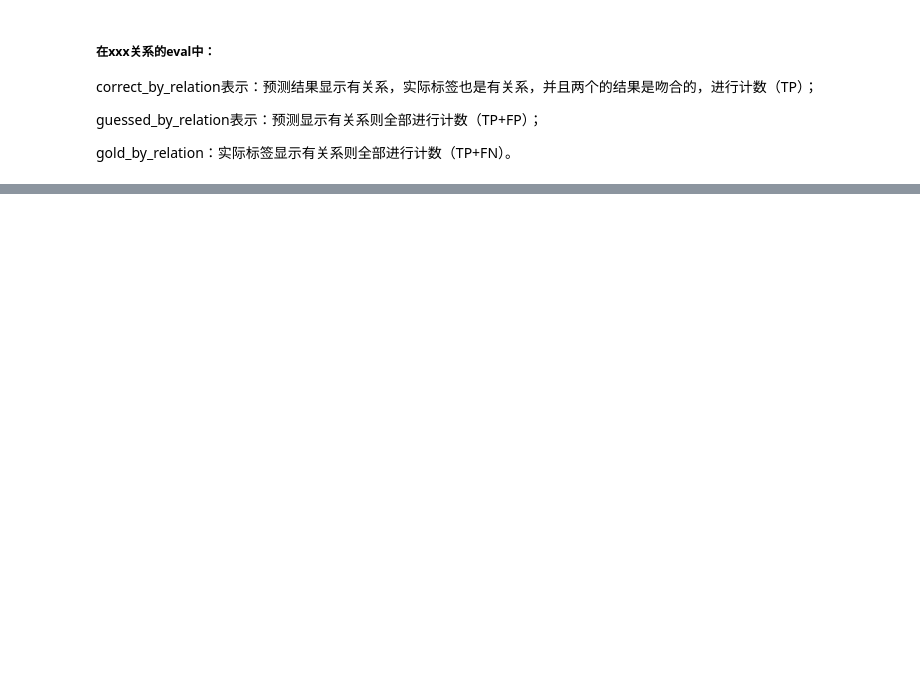
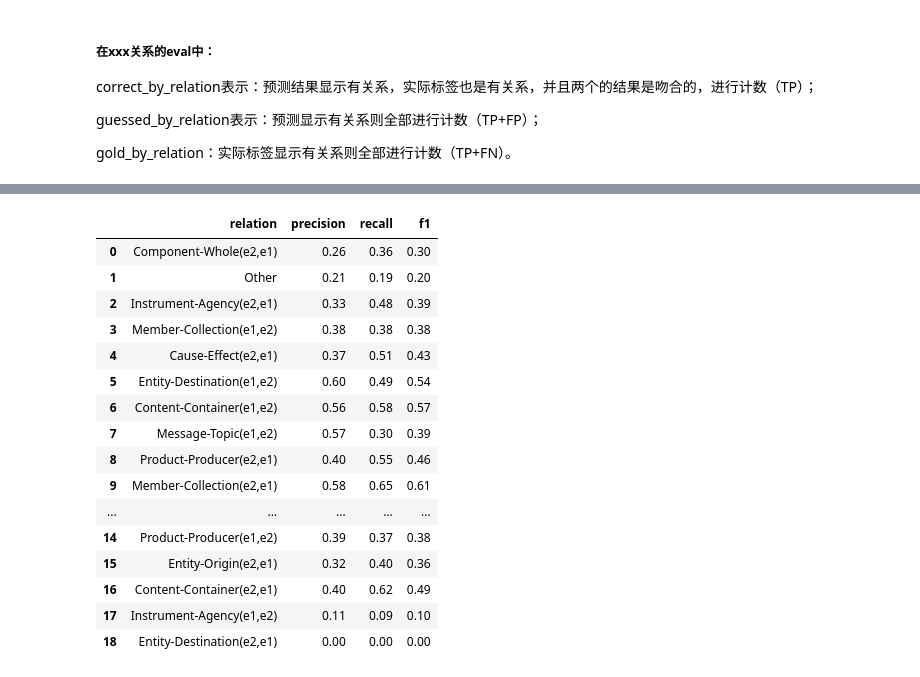
Before and after one commit to jingjjjjjie/Gemma_RE, a Jupyter notebook: gemma_re_y/notebooks/eval_test_y.ipynb, the cells around one changed output, grey strips where cells are left out. Cells and saved outputs as stored; diff of their text form; code cells hidden in the pictures; blank space fills up the shorter version.

Commit message:
added eval for gemma_re_y

```diff
--- a/gemma_re_y/notebooks/eval_test_y.ipynb
+++ b/gemma_re_y/notebooks/eval_test_y.ipynb
@@ -255,7 +255,10 @@ evaluation = dict()
 for k in result:
     precision = round(result[k][0]/result[k][1],2)
     recall = round(result[k][0]/result[k][2],2)
-    f1 = round((2*precision*recall)/(precision+recall),2)
+    if precision+recall == 0:
+        f1 = 0
+    else:
+        f1 = round((2*precision*recall)/(precision+recall),2)
     evaluation[k] = [precision, recall, f1] #p, r, f1
 
 print(evaluation)
@@ -293,0 +323,24 @@ f1_micro: 0.43
+# %%
+# evaluation report for each relation
+pd_eval = pd.DataFrame(evaluation.items(), columns=['relation','eval'])
+pd_eval[['precision','recall','f1']] = pd.DataFrame(pd_eval['eval'].tolist())
+pd_eval = pd_eval.drop('eval', axis=1)
+pd_eval
+# %% [output]
+|  | relation | precision | recall | f1 |
+| 0 | Component-Whole(e2,e1) | 0.26 | 0.36 | 0.30 |
+| 1 | Other | 0.21 | 0.19 | 0.20 |
+| 2 | Instrument-Agency(e2,e1) | 0.33 | 0.48 | 0.39 |
+| 3 | Member-Collection(e1,e2) | 0.38 | 0.38 | 0.38 |
+| 4 | Cause-Effect(e2,e1) | 0.37 | 0.51 | 0.43 |
+| 5 | Entity-Destination(e1,e2) | 0.60 | 0.49 | 0.54 |
+| 6 | Content-Container(e1,e2) | 0.56 | 0.58 | 0.57 |
+| 7 | Message-Topic(e1,e2) | 0.57 | 0.30 | 0.39 |
+| 8 | Product-Producer(e2,e1) | 0.40 | 0.55 | 0.46 |
+| 9 | Member-Collection(e2,e1) | 0.58 | 0.65 | 0.61 |
+| ... | ... | ... | ... | ... |
+| 14 | Product-Producer(e1,e2) | 0.39 | 0.37 | 0.38 |
+| 15 | Entity-Origin(e2,e1) | 0.32 | 0.40 | 0.36 |
+| 16 | Content-Container(e2,e1) | 0.40 | 0.62 | 0.49 |
+| 17 | Instrument-Agency(e1,e2) | 0.11 | 0.09 | 0.10 |
+| 18 | Entity-Destination(e2,e1) | 0.00 | 0.00 | 0.00 |
```
Also changed, not shown: parts of 25 cells of this notebook, 4 other files.
